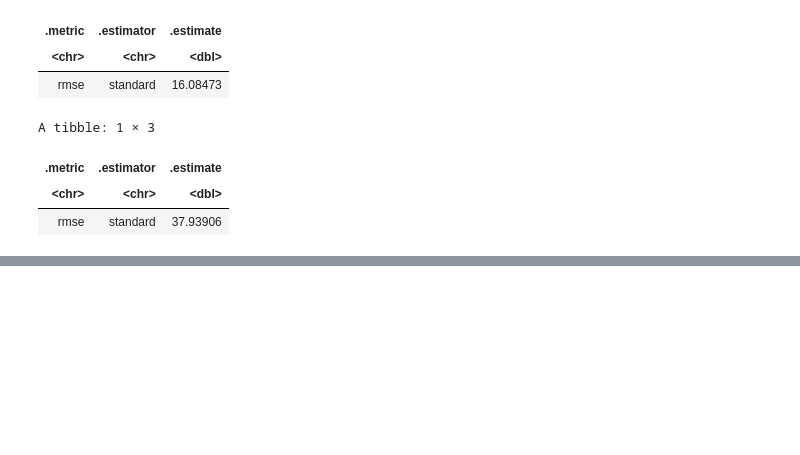
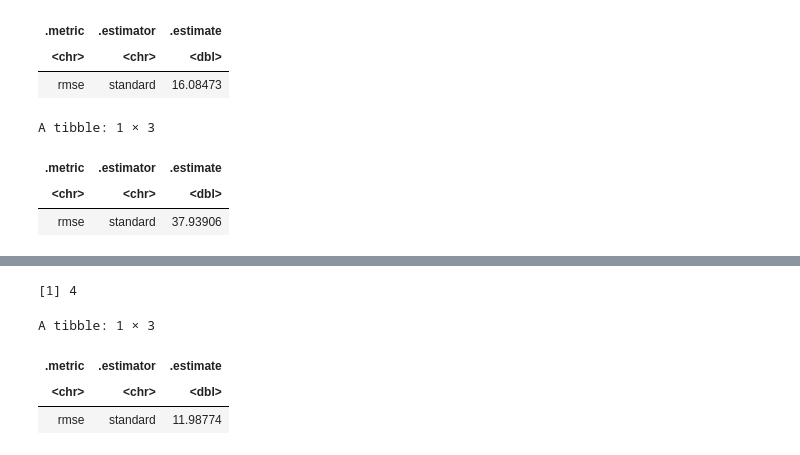
Before and after one commit to Jszut19/Jzuta-DSCI-Project, a Jupyter notebook: JZuta DSCI project code.ipynb, the cells around one changed output, grey strips where cells are left out. Saved outputs shown, nothing was run; the diff lists cells and outputs as text; code cells hidden in the pictures; blank space fills up the shorter version.

```diff
--- a/JZuta DSCI project code.ipynb
+++ b/JZuta DSCI project code.ipynb
@@ -146,0 +180,30 @@ A tibble: 1 × 3
+# %%
+#Finding min k
+player_min <- player_results |> filter(mean == min(mean))
+kmin <- player_min |> pull(neighbors)
+kmin
+# %% [output]
+[1] 4
+# %%
+set.seed(1003)
+player_spec <- nearest_neighbor(weight_func = 'rectangular', neighbors = kmin) |>
+  set_engine('kknn') |>
+  set_mode('regression')
+
+player_wk <- workflow() |>
+    add_recipe(recipe_obj) |>
+    add_model(player_spec) |>
+    fit(data = train)
+
+player_summary <- player_wk |>
+  predict(test) |>
+  bind_cols(test) |>
+  metrics(truth = played_hours, estimate = .pred) |>
+  filter(.metric == 'rmse')
+
+player_summary
+# %% [output]
+A tibble: 1 × 3
+| .metric | .estimator | .estimate |
+| <chr> | <chr> | <dbl> |
+| rmse | standard | 11.98774 |
```
Also changed, not shown: parts of 1 cell of this notebook.
